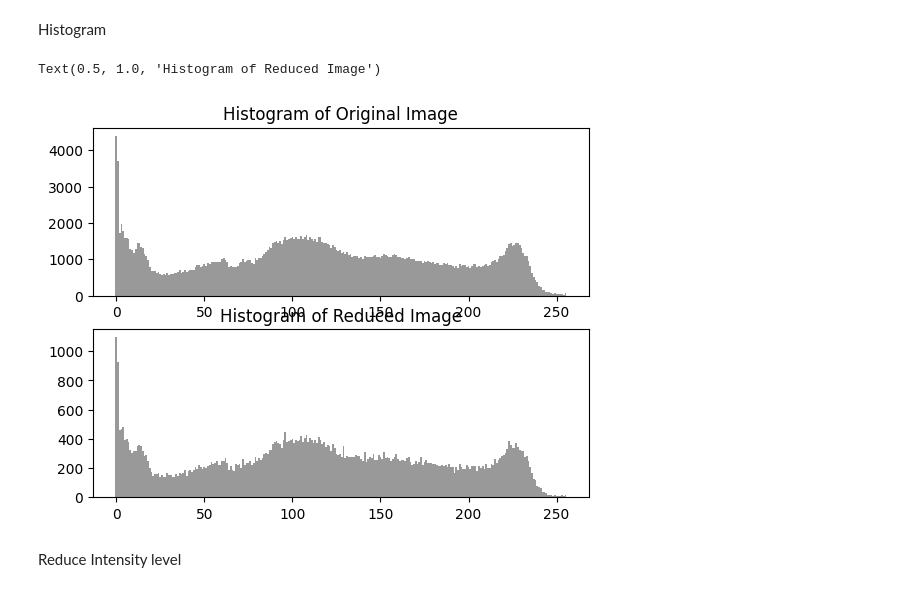
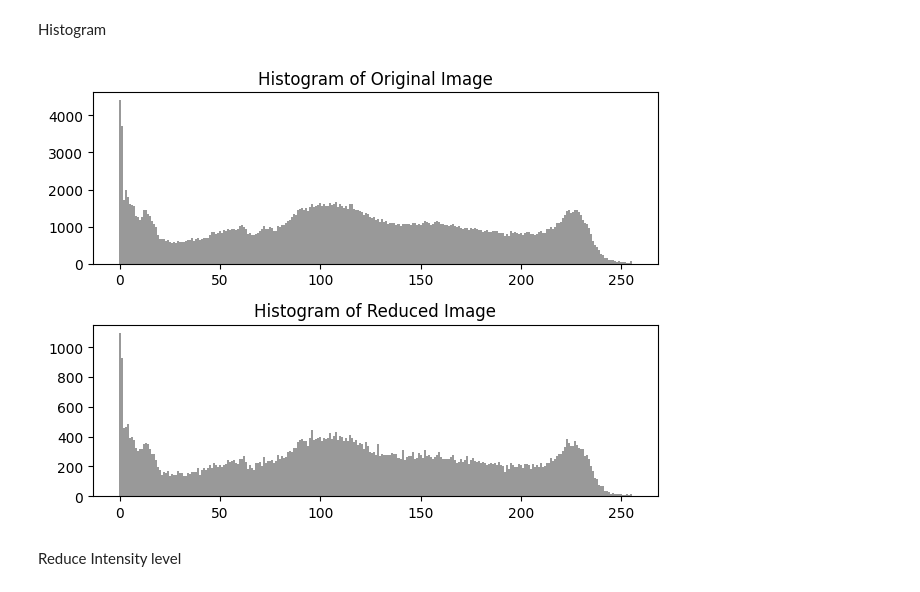
Before and after one commit to sanjoykumar-s/4.1, a Jupyter notebook: DIP_LAB/Solve_of_Qs_1/1.ipynb, the cells around one changed output. Cells and saved outputs as stored; diff of their text form; code cells hidden in the pictures.

```diff
--- a/DIP_LAB/Solve_of_Qs_1/1.ipynb
+++ b/DIP_LAB/Solve_of_Qs_1/1.ipynb
@@ -49,23 +49,23 @@ Histogram
 # %%
 hx= np.zeros(256)
 for i in range(len(x)):
     for j in range(len(x[i])):
         hx[x[i,j]] = hx[x[i,j]] + 1
 
 hNx= np.zeros(256)
 for i in range(len(newX)):
     for j in range(len(newX[i])):
         hNx[newX[i,j]] = hNx[newX[i,j]] + 1
 
 plt.subplot(2,1,1)
 plt.bar(range(256), hx, width=1, color = 'grey', alpha = 0.8)
 plt.title("Histogram of Original Image")
 plt.subplot(2,1,2)
 plt.bar(range(256), hNx, width=1, color = 'grey', alpha = 0.8)
 plt.title("Histogram of Reduced Image")
+plt.tight_layout()
 # %% [output]
-Text(0.5, 1.0, 'Histogram of Reduced Image')
-[figure, old version]
+[figure, new version]
 # %% [markdown]
 Reduce Intensity level
 # %%
```
Also changed, not shown: parts of 6 cells of this notebook, 22 other files.
